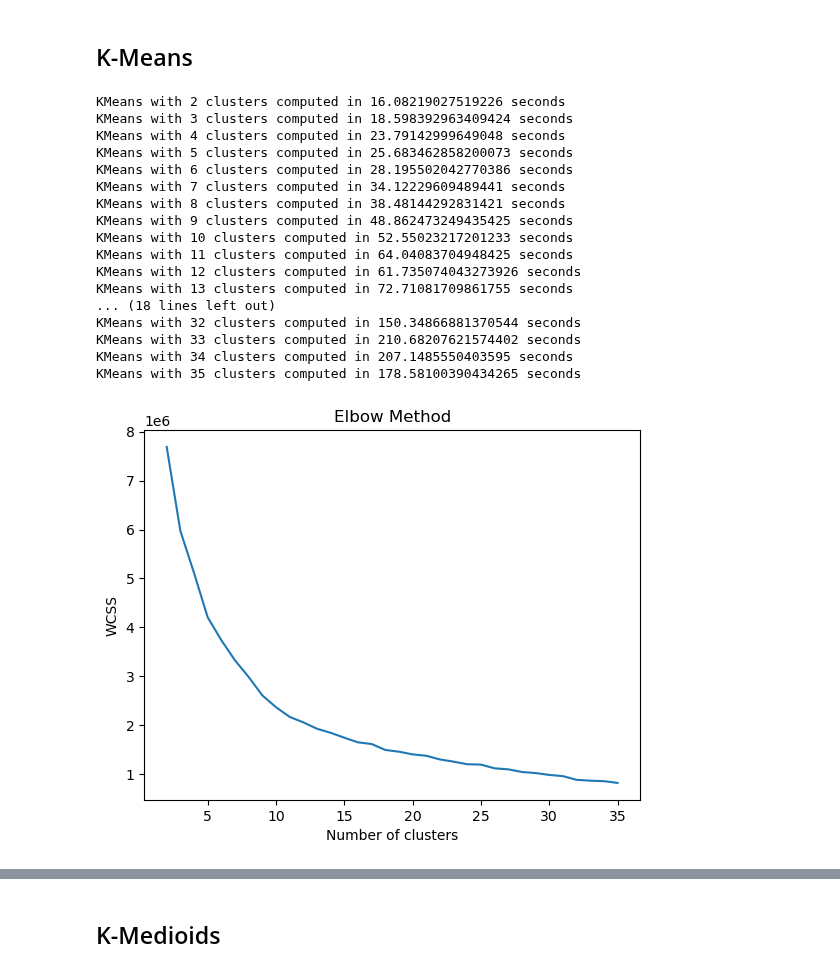
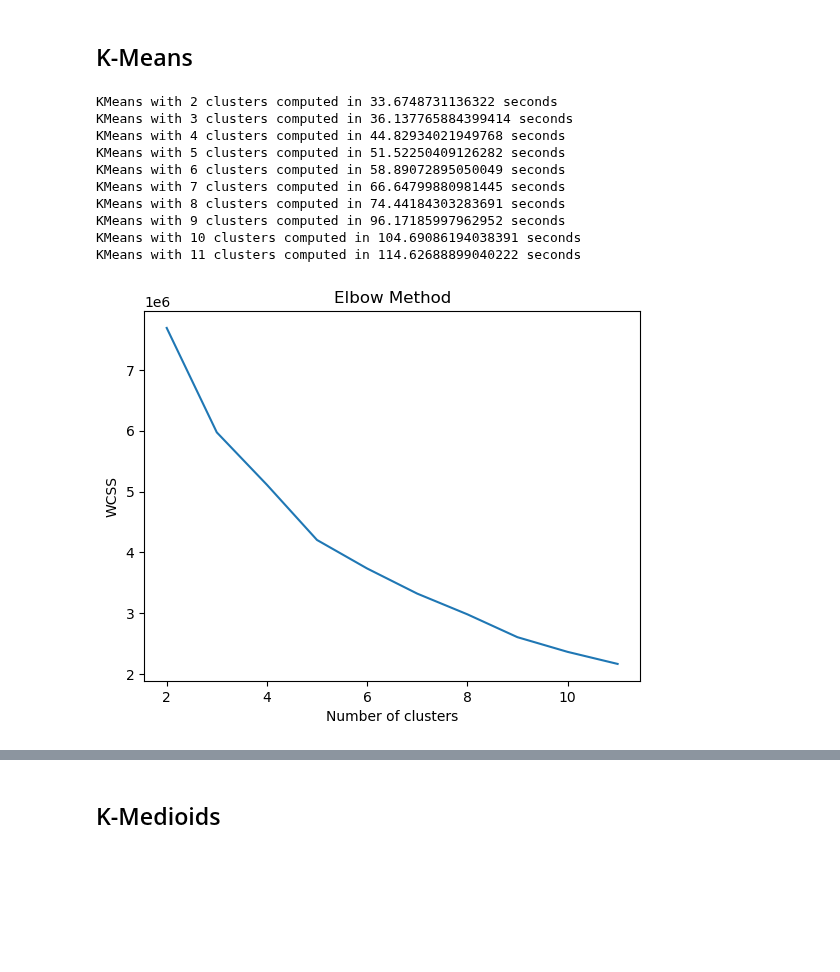
Before and after one commit to edoardorossi1995/Tesi, a Jupyter notebook: MDP_nuovo.ipynb, the cells around one changed output, grey strips where cells are left out. Saved outputs shown, nothing was run; the diff lists cells and outputs as text; code cells hidden in the pictures; blank space fills up the shorter version.

```diff
--- a/MDP_nuovo.ipynb
+++ b/MDP_nuovo.ipynb
@@ -113,49 +113,19 @@ df_st = pd.DataFrame(st_scale.fit_transform(df), columns=df.columns)
 # Data Preprocessing - "Clustering"
 # %% [markdown]
 ## K-Means
-# %%
-def K_Means_elbow_best_model(df,k_max):
-
-    X = df.values
-
-    n_clusters_range = range(2,k_max+1)
-
-    wcss = []
-
-    for n_clusters in n_clusters_range:
-
-        time_start = time.time()
-        kmeans = KMeans(n_clusters=n_clusters, init='k-means++', max_iter=300, n_init=10, random_state=0)
-        kmeans.fit(X)
-        wcss.append(kmeans.inertia_)
-        time_elapsed = time.time() - time_start
-        print("KMeans with", n_clusters, "clusters computed in", time_elapsed, "seconds")
-
-    plt.plot(n_clusters_range, wcss)
-    plt.title('Elbow Method')
-    plt.xlabel('Number of clusters')
-    plt.ylabel('WCSS')
-    plt.show()
 # %%
-#k_max = 35
-#K_Means_elbow_best_model(df_norm, k_max)
-#K_Means_elbow_best_model(df_st, k_max)
+k_max = 11
+w_norm = K_Means_elbow_best_model(df_norm, k_max)
+w_st = K_Means_elbow_best_model(df_st, k_max)
 # %% [output]
-KMeans with 2 clusters computed in 16.08219027519226 seconds
-KMeans with 3 clusters computed in 18.598392963409424 seconds
-KMeans with 4 clusters computed in 23.79142999649048 seconds
-KMeans with 5 clusters computed in 25.683462858200073 seconds
-KMeans with 6 clusters computed in 28.195502042770386 seconds
-KMeans with 7 clusters computed in 34.12229609489441 seconds
-KMeans with 8 clusters computed in 38.48144292831421 seconds
-KMeans with 9 clusters computed in 48.862473249435425 seconds
-KMeans with 10 clusters computed in 52.55023217201233 seconds
-KMeans with 11 clusters computed in 64.04083704948425 seconds
-KMeans with 12 clusters computed in 61.735074043273926 seconds
-KMeans with 13 clusters computed in 72.71081709861755 seconds
-... (18 lines left out)
-KMeans with 32 clusters computed in 150.34866881370544 seconds
-KMeans with 33 clusters computed in 210.68207621574402 seconds
-KMeans with 34 clusters computed in 207.1485550403595 seconds
-KMeans with 35 clusters computed in 178.58100390434265 seconds
+KMeans with 2 clusters computed in 33.6748731136322 seconds
+KMeans with 3 clusters computed in 36.137765884399414 seconds
+KMeans with 4 clusters computed in 44.82934021949768 seconds
+KMeans with 5 clusters computed in 51.52250409126282 seconds
+KMeans with 6 clusters computed in 58.89072895050049 seconds
+KMeans with 7 clusters computed in 66.64799880981445 seconds
+KMeans with 8 clusters computed in 74.44184303283691 seconds
+KMeans with 9 clusters computed in 96.17185997962952 seconds
+KMeans with 10 clusters computed in 104.69086194038391 seconds
+KMeans with 11 clusters computed in 114.62688899040222 seconds
-[figure, old version]
+[figure, new version]
```
Also changed, not shown: parts of 31 cells of this notebook.
